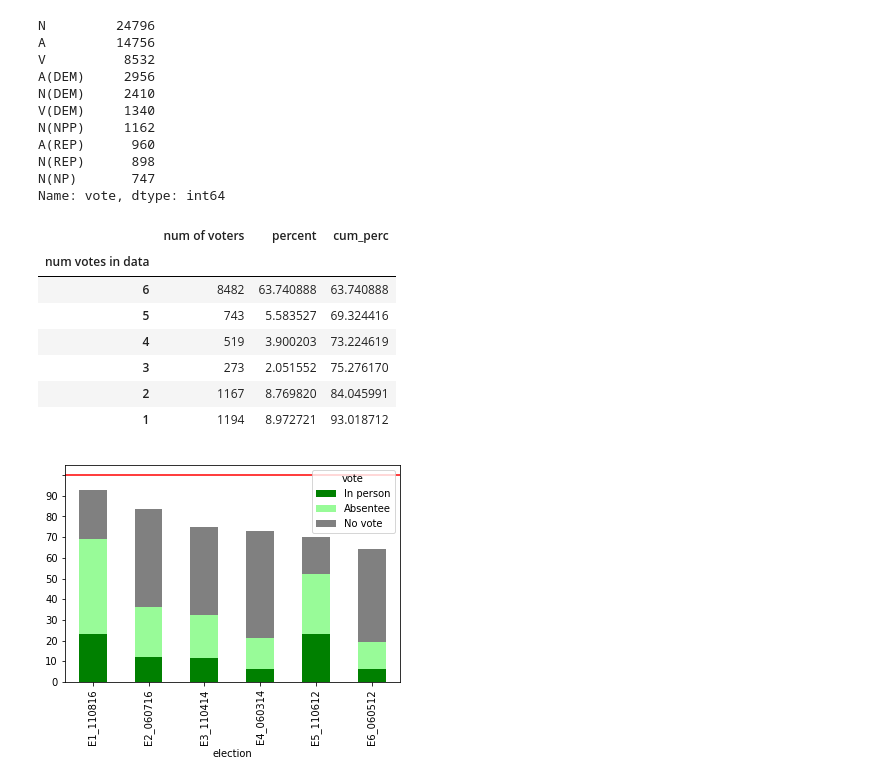
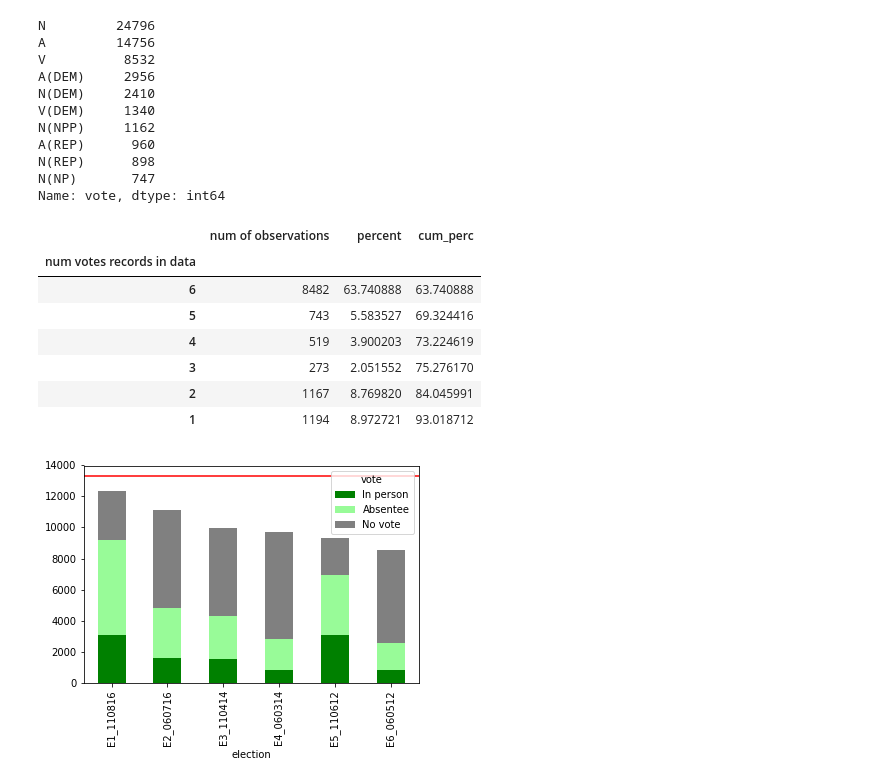
Before and after one commit to alsnkline/LocalVoters, a Jupyter notebook: 01_The Data By Column.ipynb, the cells around one changed output. Saved outputs shown, nothing was run; the diff lists cells and outputs as text; code cells hidden in the pictures.

```diff
--- a/01_The Data By Column.ipynb
+++ b/01_The Data By Column.ipynb
@@ -295,14 +302,14 @@ Name: vote, dtype: int64
 # %%
 # number of individuals and how many elections we have their voting (V,A,N) information for
 vc = v.reset_index().rename(columns={'level_0':'ID'}).groupby(['ID']).count().groupby('vote').count().sort_index(ascending=False)
-vc.rename(index=str, columns={'election': 'num of voters'}, inplace=True)
-vc.index.name = 'num votes in data'
-vc['percent'] = 100*vc['num of voters']/13307
+vc.rename(index=str, columns={'election': 'num of observations'}, inplace=True)
+vc.index.name = 'num vote records in data'
+vc['percent'] = 100*vc['num of observations']/13307
 vc['cum_perc'] = vc.percent.cumsum()
 vc
 # %% [output]
-|  | num of voters | percent | cum_perc |
-| num votes in data |  |  |  |
+|  | num of observations | percent | cum_perc |
+| num votes records in data |  |  |  |
 | 6 | 8482 | 63.740888 | 63.740888 |
 | 5 | 743 | 5.583527 | 69.324416 |
 | 4 | 519 | 3.900203 | 73.224619 |
@@ -317,16 +324,16 @@ f['vote'] = f['vote'].replace('\(.*\)', '', regex=True)
 # %%
 # ignoring ballot_type and grouping by whether someone voted and in which election
 to = f[['ID','election','vote']].groupby(['vote','election']).count()
 # calculating percent - not used as visible from graph
 #to['percent'] = 100*to['ID']/13307
 # organizing data for plot (getting vote in desired order in columns)
 u = to.unstack('vote')
 u.columns = u.columns.droplevel()
 u = u[['V', 'A', 'N']].rename(columns={'V':'In person', 'A':'Absentee', 'N':'No vote'})
 u.plot(kind='bar', stacked=True, color=['green','palegreen','gray'])
 # plotting line at current number of registered voters
 plt.axhline(13307, color='r')
-plt.yticks(range(0,13307,13307//10), range(0,100,10))
+#plt.yticks(range(0,13307,13307//10), range(0,100,10))
 plt.show()
 # %% [output]
-[figure, old version]
+[figure, new version]
```
Also changed, not shown: parts of 5 cells of this notebook.
